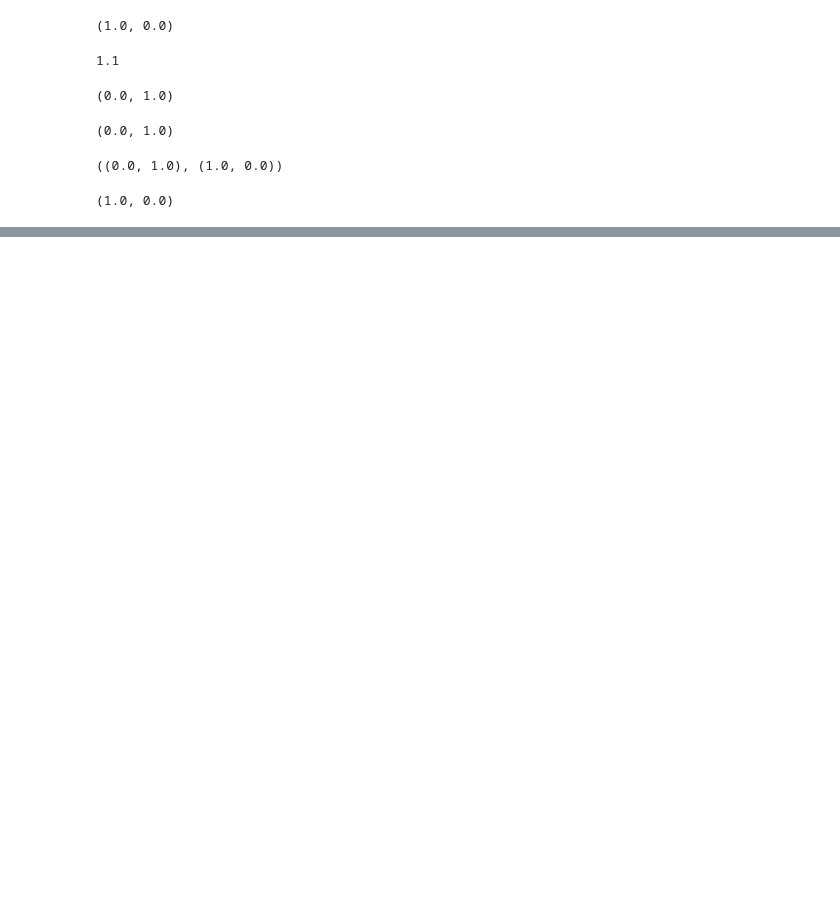
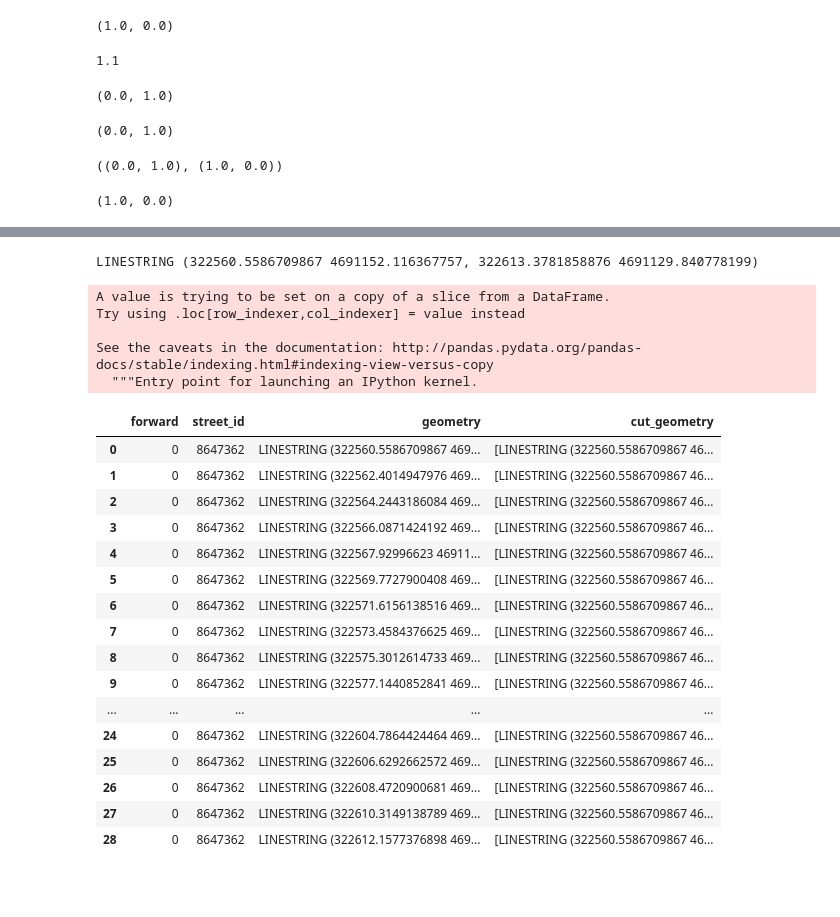
Before and after one commit to saltzadam/WheelWay, a Jupyter notebook: jupyter/brighton/scratch.ipynb, the cells around one changed output, grey strips where cells are left out. Saved outputs shown, nothing was run; the diff lists cells and outputs as text; code cells hidden in the pictures; blank space fills up the shorter version.

```diff
--- a/jupyter/brighton/scratch.ipynb
+++ b/jupyter/brighton/scratch.ipynb
@@ -77,0 +338,2 @@ us_cities
+# %%
+sidewalks.iloc[0]['geometry'] = new_line
@@ -77,0 +345,3 @@ us_cities
+# %%
+small_gdf = sidewalks.head(1)
+small_gdf, small_gdf.crs
@@ -77,0 +365,61 @@ us_cities
+# %%
+from shapely.geometry import Point, LineString
+def cut(line, distance):
+    # Cuts a line in two at a distance from its starting point
+    if distance <= 0.0 or distance >= line.length:
+        return [LineString(line)]
+    coords = list(line.coords)
+    for i, p in enumerate(coords):
+        pd = line.project(Point(p))
+        if pd == distance:
+            return [
+                LineString(coords[:i+1]),
+                LineString(coords[i:])]
+        if pd > distance:
+            cp = line.interpolate(distance)
+            return [
+                LineString(coords[:i] + [(cp.x, cp.y)]),
+                LineString([(cp.x, cp.y)] + coords[i:])]
+
+
+# here's me
+def recursive_cut(line, distance):
+    if [line] == cut(line, distance):
+        return [line]
+    else:
+        segment, rest = cut(line, distance)
+        return [segment] + recursive_cut(rest, distance)
+# %%
+print(ok)
+# %% [output]
+LINESTRING (322560.5586709867 4691152.116367757, 322613.3781858876 4691129.840778199)
+# %%
+small_gdf['cut_geometry'] = small_gdf.geometry.map(lambda x : recursive_cut(x,2))
+# %% [output]
+A value is trying to be set on a copy of a slice from a DataFrame.
+Try using .loc[row_indexer,col_indexer] = value instead
+
+See the caveats in the documentation: http://pandas.pydata.org/pandas-docs/stable/indexing.html#indexing-view-versus-copy
+  """Entry point for launching an IPython kernel.
+# %%
+list_explode(small_gdf)
+# %% [output]
+|  | forward | street_id | geometry | cut_geometry |
+| 0 | 0 | 8647362 | LINESTRING (322560.5586709867 469... | [LINESTRING (322560.5586709867 46... |
+| 1 | 0 | 8647362 | LINESTRING (322562.4014947976 469... | [LINESTRING (322560.5586709867 46... |
+| 2 | 0 | 8647362 | LINESTRING (322564.2443186084 469... | [LINESTRING (322560.5586709867 46... |
+| 3 | 0 | 8647362 | LINESTRING (322566.0871424192 469... | [LINESTRING (322560.5586709867 46... |
+| 4 | 0 | 8647362 | LINESTRING (322567.92996623 46911... | [LINESTRING (322560.5586709867 46... |
+| 5 | 0 | 8647362 | LINESTRING (322569.7727900408 469... | [LINESTRING (322560.5586709867 46... |
+| 6 | 0 | 8647362 | LINESTRING (322571.6156138516 469... | [LINESTRING (322560.5586709867 46... |
+| 7 | 0 | 8647362 | LINESTRING (322573.4584376625 469... | [LINESTRING (322560.5586709867 46... |
+| 8 | 0 | 8647362 | LINESTRING (322575.3012614733 469... | [LINESTRING (322560.5586709867 46... |
+| 9 | 0 | 8647362 | LINESTRING (322577.1440852841 469... | [LINESTRING (322560.5586709867 46... |
+| ... | ... | ... | ... | ... |
+| 24 | 0 | 8647362 | LINESTRING (322604.7864424464 469... | [LINESTRING (322560.5586709867 46... |
+| 25 | 0 | 8647362 | LINESTRING (322606.6292662572 469... | [LINESTRING (322560.5586709867 46... |
+| 26 | 0 | 8647362 | LINESTRING (322608.4720900681 469... | [LINESTRING (322560.5586709867 46... |
+| 27 | 0 | 8647362 | LINESTRING (322610.3149138789 469... | [LINESTRING (322560.5586709867 46... |
+| 28 | 0 | 8647362 | LINESTRING (322612.1577376898 469... | [LINESTRING (322560.5586709867 46... |
+# %% [markdown]
+#
```
Also changed, not shown: parts of 55 cells of this notebook, 15 other files.
